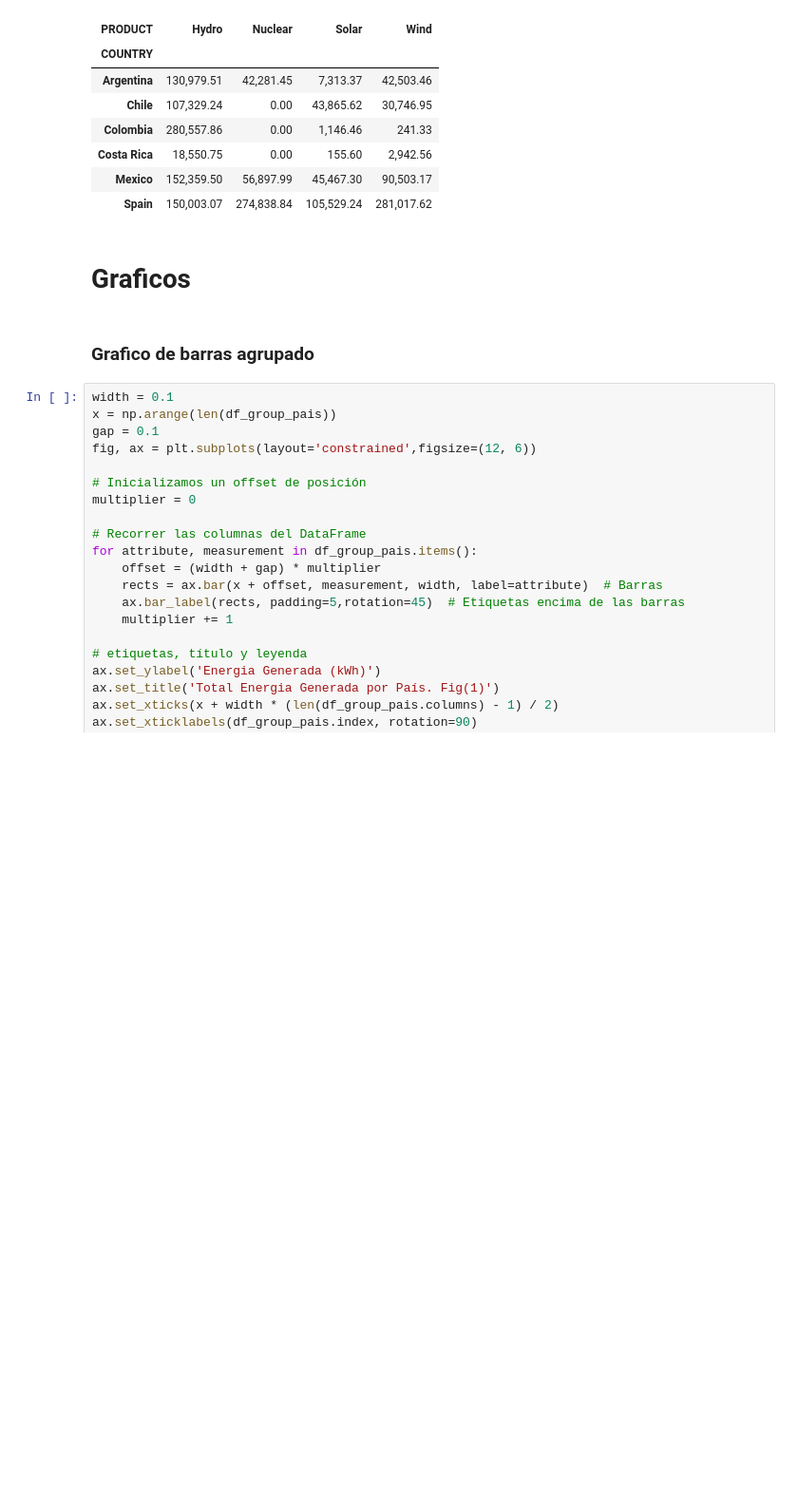
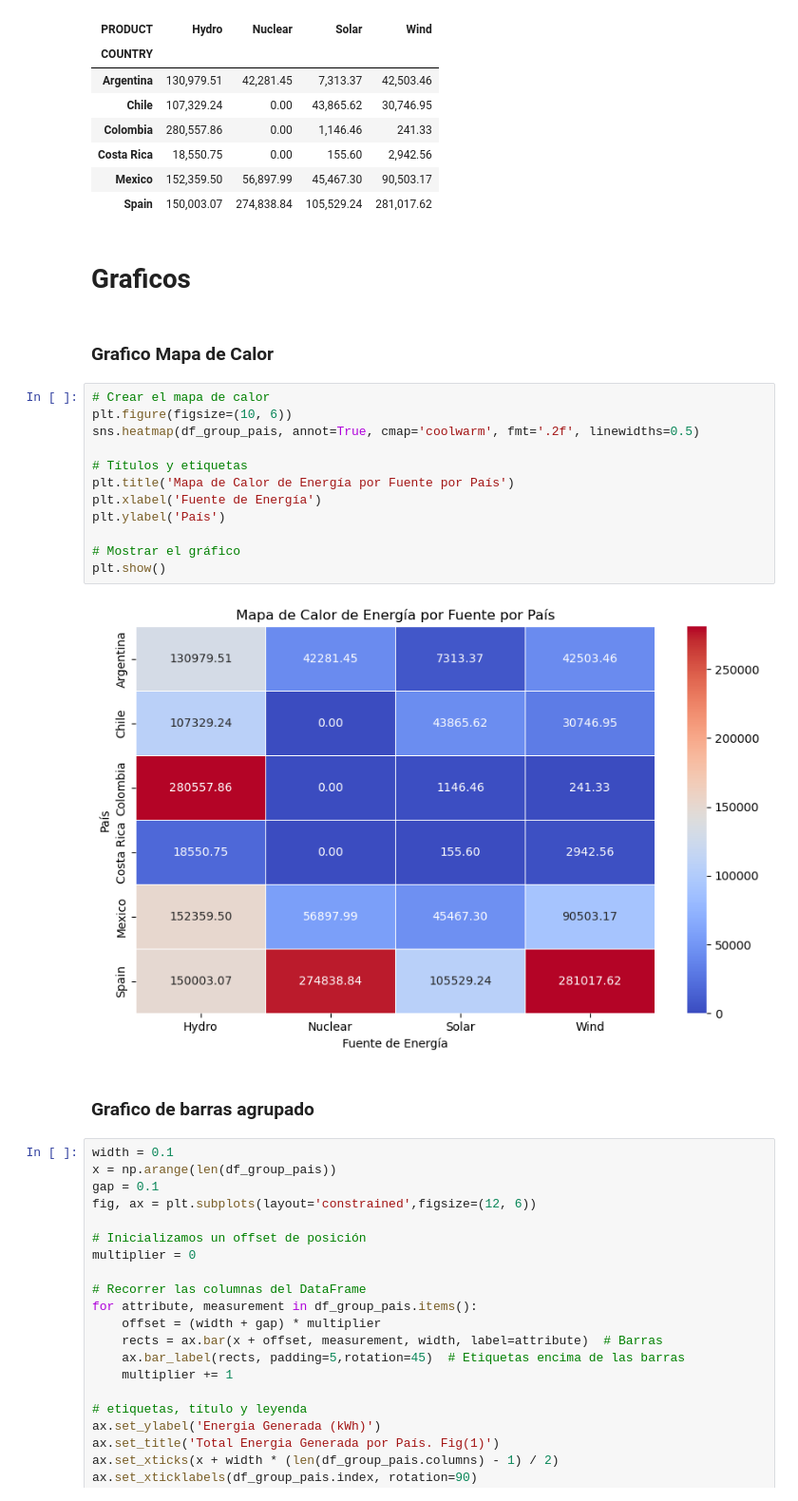
Before and after one commit to cdlondonoSolla/Limpieza_Datos, a Jupyter notebook: Proyecto Final/app.ipynb, the cells around one changed output. Shown at 95% size. Saved outputs shown, nothing was run; the diff lists cells and outputs as text; blank space fills up the shorter version.

```diff
--- a/Proyecto Final/app.ipynb
+++ b/Proyecto Final/app.ipynb
@@ -90,6 +90,22 @@ df_group_pais
 | Spain | 150,003.07 | 274,838.84 | 105,529.24 | 281,017.62 |
 # %% [markdown]
 # Graficos
+# %% [markdown]
+### Grafico Mapa de Calor
+# %%
+# Crear el mapa de calor
+plt.figure(figsize=(10, 6))
+sns.heatmap(df_group_pais, annot=True, cmap='coolwarm', fmt='.2f', linewidths=0.5)
+
+# Títulos y etiquetas
+plt.title('Mapa de Calor de Energía por Fuente por País')
+plt.xlabel('Fuente de Energía')
+plt.ylabel('País')
+
+# Mostrar el gráfico
+plt.show()
+# %% [output]
+[figure, added]
 # %% [markdown]
 ### Grafico de barras agrupado
 # %%
```
Also changed, not shown: parts of 4 cells of this notebook.
